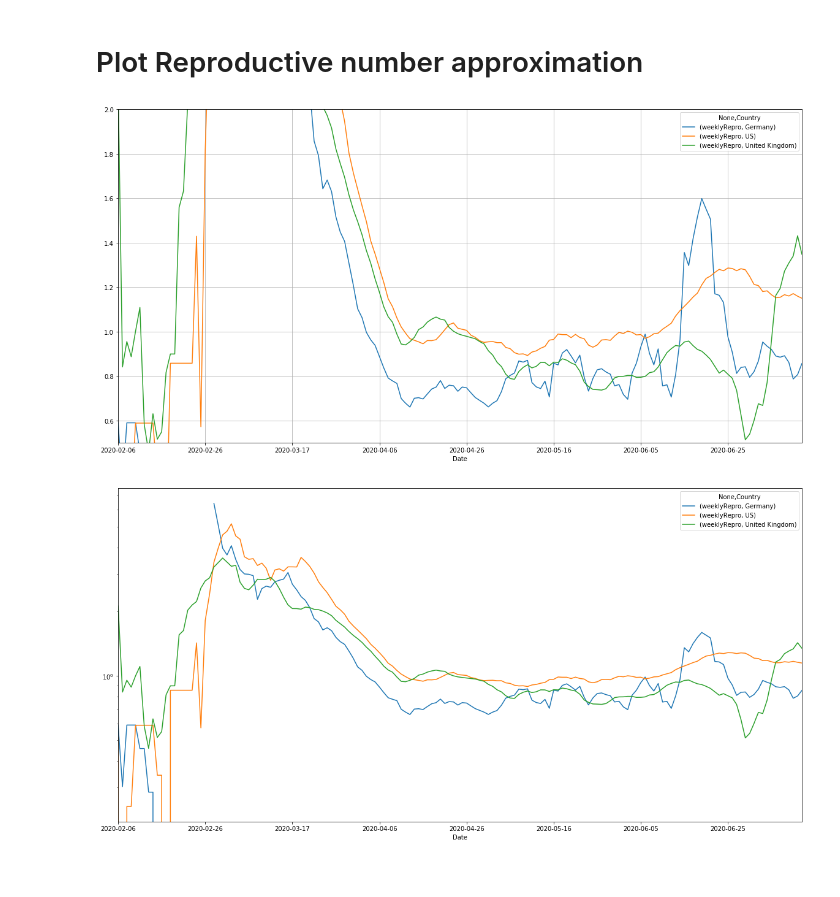
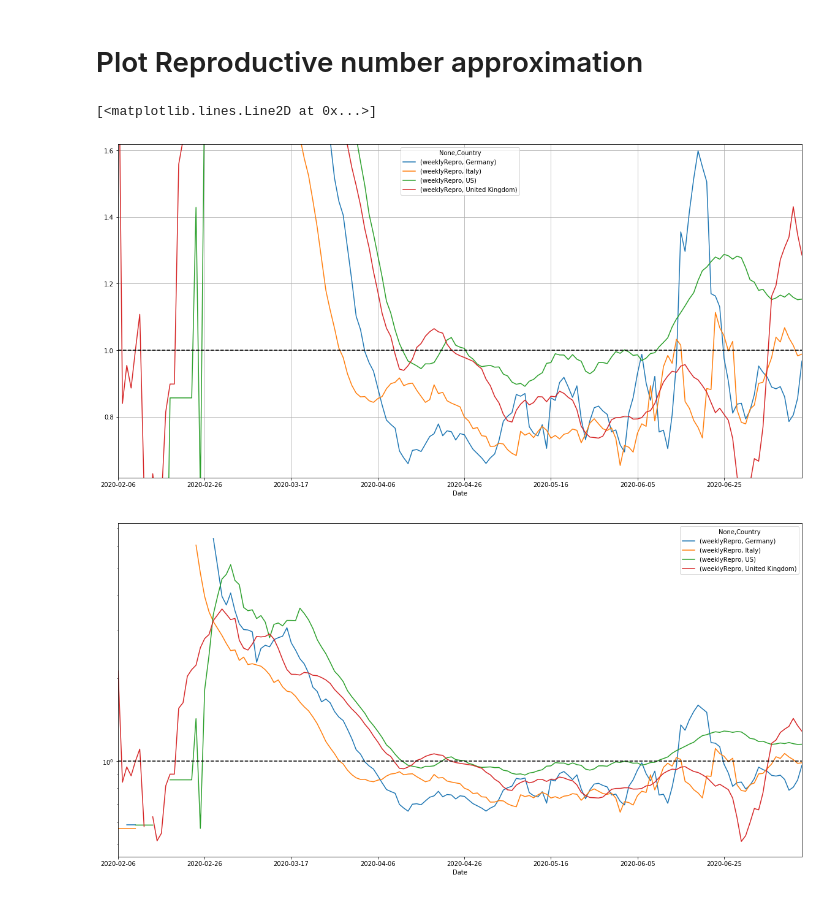
Before and after one commit to TriWitch/CoronaAnalysis, a Jupyter notebook: CoronaAnalysis.ipynb, the cells around one changed output. Cells and saved outputs as stored; diff of their text form; code cells hidden in the pictures.

Commit message:
Added Base reproductive number analysis: Added France, added line at 1.0, Update data

```diff
--- a/CoronaAnalysis.ipynb
+++ b/CoronaAnalysis.ipynb
@@ -57,7 +57,7 @@ df["weeklyAverage"] = df.groupby(level = 0)["NewConfirmed"].rolling(7, center =
  'Uzbekistan']
 # %%
 #Select
-countries = ['Germany','United Kingdom', 'US']
+countries = ['Germany','United Kingdom', 'US','Italy']
 lastXdays = 130
 # %% [markdown]
 ## 3. Plot logarithmic timelines of new infections
@@ -120,24 +120,29 @@ df["weeklyRepro"] = df.groupby(level = 0)["Repro"].rolling(7, center = True ).me
 # %%
 # Filter ...
 to_plot = df.loc[
     df.index.get_level_values("Country").isin(countries),
     df.columns.get_level_values(0).isin(["weeklyRepro"])
     ]
 
 # .. and plot
 unstacked = to_plot.unstack(level="Country").dropna(how = 'all')\
 
-unstacked.plot(
+ax = unstacked.plot(
     figsize = (20,10),
     logy=False,
-    ylim = (0.5,2.0), grid = True
+    ylim = (0.61803,1.61803), # Easter egg
+    grid = True
+);
+ax.plot(ax.get_xlim(),[1.0,1.0], "k--") # Add the line at "1"
+
+
+ax2 = unstacked[unstacked>0.5].plot(
+    figsize = (20,10),
+    logy=True,
 );
 
-unstacked.plot(
-    figsize = (20,10),
-    logy=True,
-
-);
+ax2.plot(ax.get_xlim(),[1.0,1.0], "k--")
 # %% [output]
+[<matplotlib.lines.Line2D at 0x...>]
-[figure, old version]
+[figure, new version]
-[figure, old version]
+[figure, new version]
```
Also changed, not shown: parts of 3 cells of this notebook, 1 other file.
